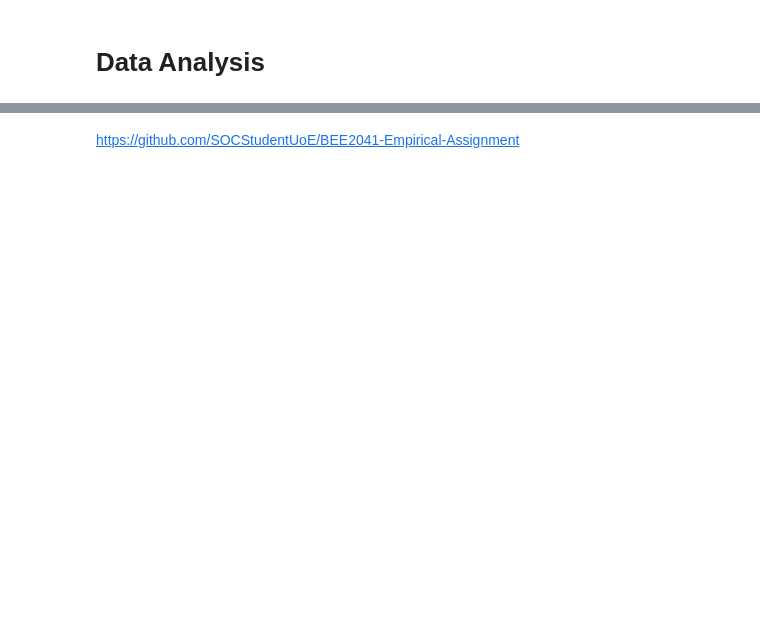
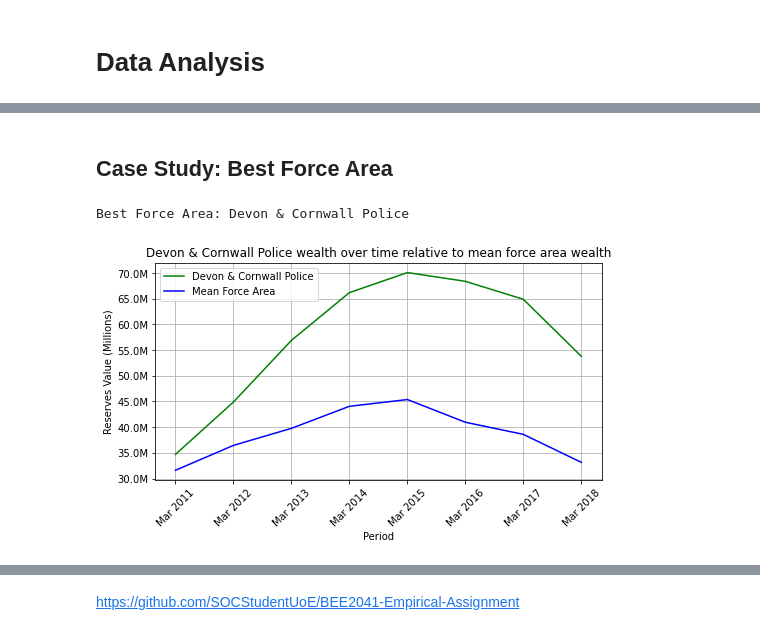
Before and after one commit to SOCStudentUoE/BEE2041-Empirical-Assignment, a Jupyter notebook: blog.ipynb, the cells around one changed output, grey strips where cells are left out. Cells and saved outputs as stored; diff of their text form; code cells hidden in the pictures; blank space fills up the shorter version.

```diff
--- a/blog.ipynb
+++ b/blog.ipynb
@@ -793,0 +634,26 @@ We also want a dataframe that combines jurisdictions with their crime rates (exc
+# %% [markdown]
+## Case Study: Best Force Area
+# %%
+import matplotlib.ticker as ticker
+TopForceArea = Top5Jurisdictions['Force Area'].iloc[1]
+print('Best Force Area: ' + TopForceArea)
+WealthTime = ForceAreas.iloc[:,-10:-2]
+TopForceWealthTime=WealthTime.loc[TopForceArea]
+x_axis = [i[:8] for i in TopForceWealthTime.index[:]]
+plt.figure(figsize=(8,4))
+plt.plot(x_axis,TopForceWealthTime, color='green',label = TopForceArea)
+plt.plot(x_axis,ForceAreas.loc['Mean Force Area'].iloc[-10:-2],color = 'blue', label = 'Mean Force Area')
+plt.xticks(rotation=45)
+scale_factor = 1e6
+ticks_loc = plt.gca().get_yticks().tolist()
+plt.gca().yaxis.set_major_locator(ticker.FixedLocator(ticks_loc))
+plt.gca().yaxis.set_major_formatter(ticker.FuncFormatter(lambda x, _: '{:0.1f}M'.format(x/scale_factor)))
+plt.title(str(TopForceArea + ' wealth over time relative to mean force area wealth'))
+plt.xlabel('Period')
+plt.ylabel('Reserves Value (Millions)')
+plt.legend()
+plt.grid(True)
+plt.show()
+# %% [output]
+Best Force Area: Devon & Cornwall Police
+[figure, added]
```
Also changed, not shown: parts of 34 cells of this notebook, 1 other file.
